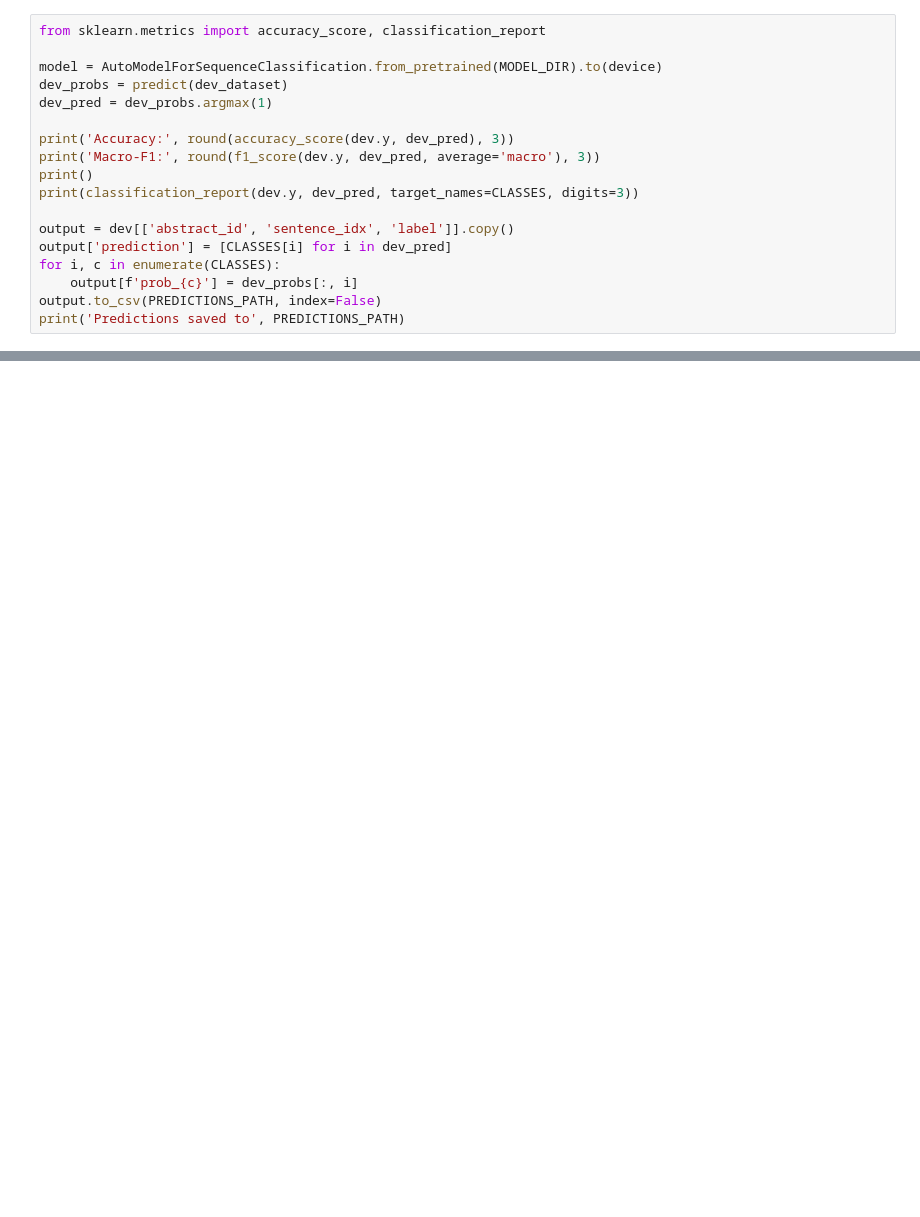
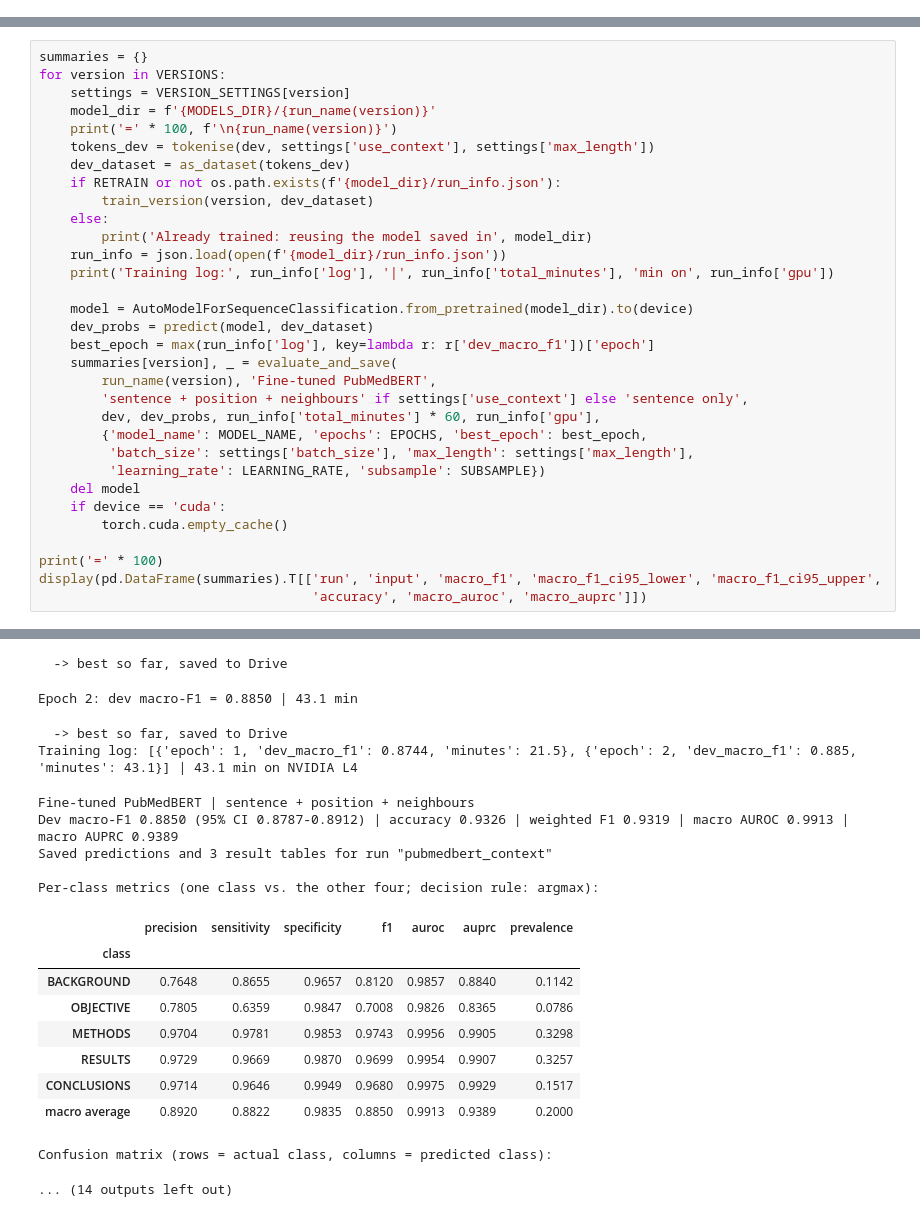
Before and after one commit to gabrielcabanilla1/EXSU-500-Clinical-NLP-large-language-models-rct, a Jupyter notebook: notebooks/03c_pubmedbert.ipynb, the cells around one changed output, grey strips where cells are left out. Saved outputs shown, nothing was run; the diff lists cells and outputs as text; blank space fills up the shorter version.

Commit message:
Add 03c_pubmedbert: fine-tuned PubMedBERT, sentence-only and context versions (shared evaluation)

```diff
--- a/notebooks/03c_pubmedbert.ipynb
+++ b/notebooks/03c_pubmedbert.ipynb
@@ -177,18 +219,0 @@ Total training time: 20.4 minutes
-# %%
-from sklearn.metrics import accuracy_score, classification_report
-
-model = AutoModelForSequenceClassification.from_pretrained(MODEL_DIR).to(device)
-dev_probs = predict(dev_dataset)
-dev_pred = dev_probs.argmax(1)
-
-print('Accuracy:', round(accuracy_score(dev.y, dev_pred), 3))
-print('Macro-F1:', round(f1_score(dev.y, dev_pred, average='macro'), 3))
-print()
-print(classification_report(dev.y, dev_pred, target_names=CLASSES, digits=3))
-
-output = dev[['abstract_id', 'sentence_idx', 'label']].copy()
-output['prediction'] = [CLASSES[i] for i in dev_pred]
-for i, c in enumerate(CLASSES):
-    output[f'prob_{c}'] = dev_probs[:, i]
-output.to_csv(PREDICTIONS_PATH, index=False)
-print('Predictions saved to', PREDICTIONS_PATH)
@@ -211,0 +220,33 @@ Predictions saved to /content/drive/MyDrive/exsu_project/predictions/dev_pubmedb
+# %%
+summaries = {}
+for version in VERSIONS:
+    settings = VERSION_SETTINGS[version]
+    model_dir = f'{MODELS_DIR}/{run_name(version)}'
+    print('=' * 100, f'\n{run_name(version)}')
+    tokens_dev = tokenise(dev, settings['use_context'], settings['max_length'])
+    dev_dataset = as_dataset(tokens_dev)
+    if RETRAIN or not os.path.exists(f'{model_dir}/run_info.json'):
+        train_version(version, dev_dataset)
+    else:
+        print('Already trained: reusing the model saved in', model_dir)
+    run_info = json.load(open(f'{model_dir}/run_info.json'))
+    print('Training log:', run_info['log'], '|', run_info['total_minutes'], 'min on', run_info['gpu'])
+
+    model = AutoModelForSequenceClassification.from_pretrained(model_dir).to(device)
+    dev_probs = predict(model, dev_dataset)
+    best_epoch = max(run_info['log'], key=lambda r: r['dev_macro_f1'])['epoch']
+    summaries[version], _ = evaluate_and_save(
+        run_name(version), 'Fine-tuned PubMedBERT',
+        'sentence + position + neighbours' if settings['use_context'] else 'sentence only',
+        dev, dev_probs, run_info['total_minutes'] * 60, run_info['gpu'],
+        {'model_name': MODEL_NAME, 'epochs': EPOCHS, 'best_epoch': best_epoch,
+         'batch_size': settings['batch_size'], 'max_length': settings['max_length'],
+         'learning_rate': LEARNING_RATE, 'subsample': SUBSAMPLE})
+    del model
+    if device == 'cuda':
+        torch.cuda.empty_cache()
+
+print('=' * 100)
+display(pd.DataFrame(summaries).T[['run', 'input', 'macro_f1', 'macro_f1_ci95_lower', 'macro_f1_ci95_upper',
+                                   'accuracy', 'macro_auroc', 'macro_auprc']])
+# %% [output]
@@ -211,0 +277,19 @@ Predictions saved to /content/drive/MyDrive/exsu_project/predictions/dev_pubmedb
+  -> best so far, saved to Drive
+Epoch 2: dev macro-F1 = 0.8850 | 43.1 min
+  -> best so far, saved to Drive
+Training log: [{'epoch': 1, 'dev_macro_f1': 0.8744, 'minutes': 21.5}, {'epoch': 2, 'dev_macro_f1': 0.885, 'minutes': 43.1}] | 43.1 min on NVIDIA L4
+Fine-tuned PubMedBERT | sentence + position + neighbours
+Dev macro-F1 0.8850 (95% CI 0.8787-0.8912) | accuracy 0.9326 | weighted F1 0.9319 | macro AUROC 0.9913 | macro AUPRC 0.9389
+Saved predictions and 3 result tables for run "pubmedbert_context"
+
+Per-class metrics (one class vs. the other four; decision rule: argmax):
+|  | precision | sensitivity | specificity | f1 | auroc | auprc | prevalence |
+| class |  |  |  |  |  |  |  |
+| BACKGROUND | 0.7648 | 0.8655 | 0.9657 | 0.8120 | 0.9857 | 0.8840 | 0.1142 |
+| OBJECTIVE | 0.7805 | 0.6359 | 0.9847 | 0.7008 | 0.9826 | 0.8365 | 0.0786 |
+| METHODS | 0.9704 | 0.9781 | 0.9853 | 0.9743 | 0.9956 | 0.9905 | 0.3298 |
+| RESULTS | 0.9729 | 0.9669 | 0.9870 | 0.9699 | 0.9954 | 0.9907 | 0.3257 |
+| CONCLUSIONS | 0.9714 | 0.9646 | 0.9949 | 0.9680 | 0.9975 | 0.9929 | 0.1517 |
+| macro average | 0.8920 | 0.8822 | 0.9835 | 0.8850 | 0.9913 | 0.9389 | 0.2000 |
+Confusion matrix (rows = actual class, columns = predicted class):
+... (14 outputs left out)
```
Also changed, not shown: parts of 13 cells of this notebook.
